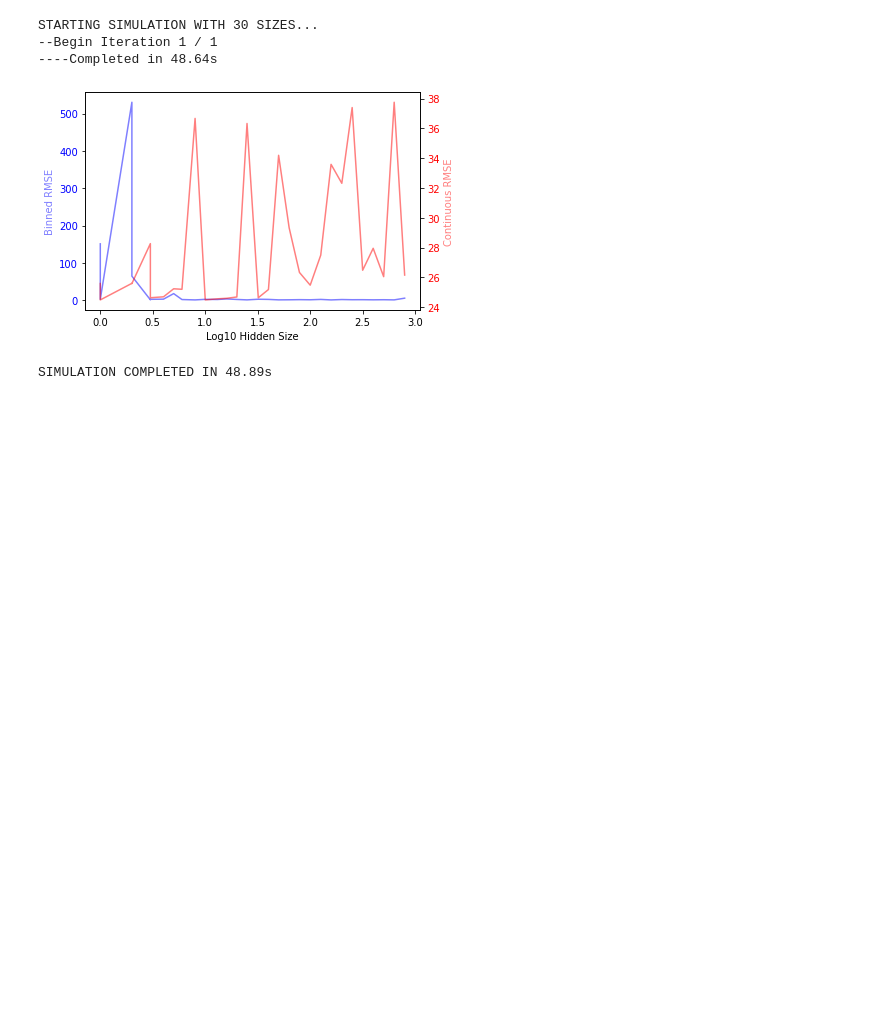
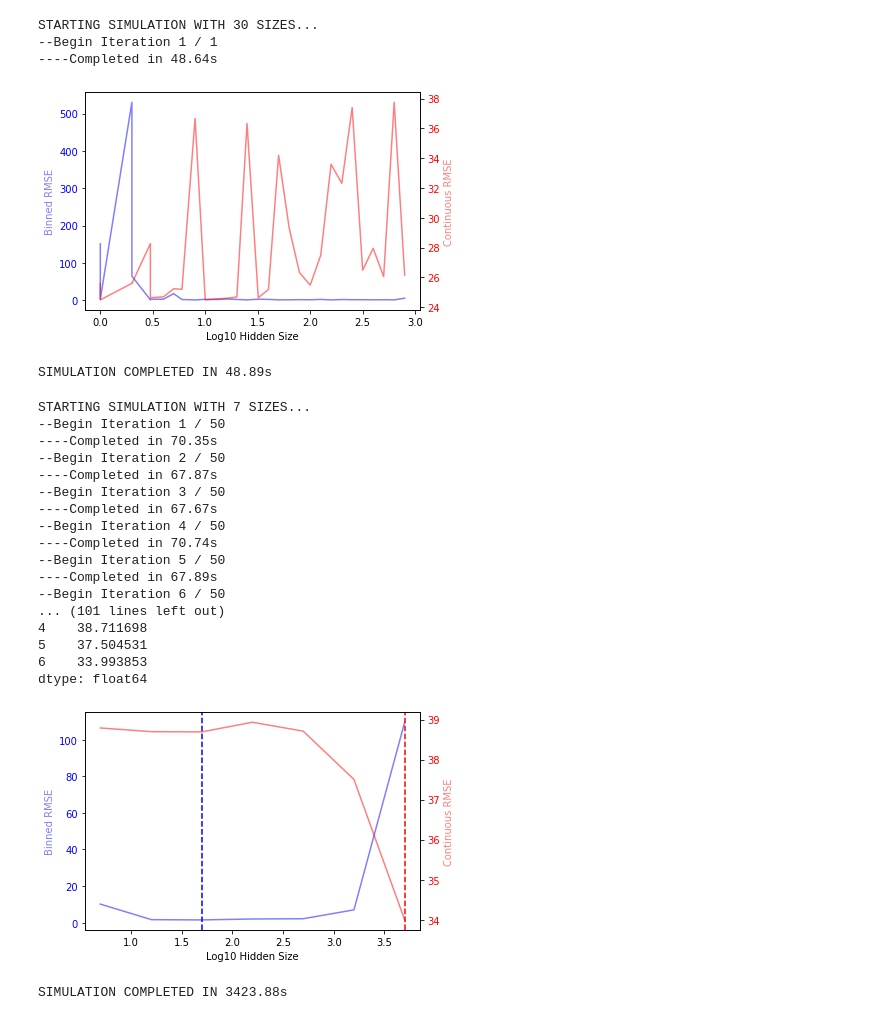
Before and after one commit to bcnalley/STAT-6810, a Jupyter notebook: final_project_code.ipynb, the cells around one changed output. Cells and saved outputs as stored; diff of their text form; code cells hidden in the pictures; blank space fills up the shorter version.

Commit message:
Ran two more simulations

```diff
--- a/final_project_code.ipynb
+++ b/final_project_code.ipynb
@@ -479,3 +466,26 @@ STARTING SIMULATION WITH 30 SIZES...
 ----Completed in 48.64s
 [figure]
 SIMULATION COMPLETED IN 48.89s
+# %%
+hidden = [round(10**x) for x in np.arange(0.7, 4, 0.5)]
+run_simulation(MC = 50, hidden_sizes=hidden, epochs=50)
+# %% [output]
+STARTING SIMULATION WITH 7 SIZES...
+--Begin Iteration 1 / 50
+----Completed in 70.35s
+--Begin Iteration 2 / 50
+----Completed in 67.87s
+--Begin Iteration 3 / 50
+----Completed in 67.67s
+--Begin Iteration 4 / 50
+----Completed in 70.74s
+--Begin Iteration 5 / 50
+----Completed in 67.89s
+--Begin Iteration 6 / 50
+... (101 lines left out)
+4    38.711698
+5    37.504531
+6    33.993853
+dtype: float64
+[figure, added]
+SIMULATION COMPLETED IN 3423.88s
```
Also changed, not shown: parts of 2 cells of this notebook.
